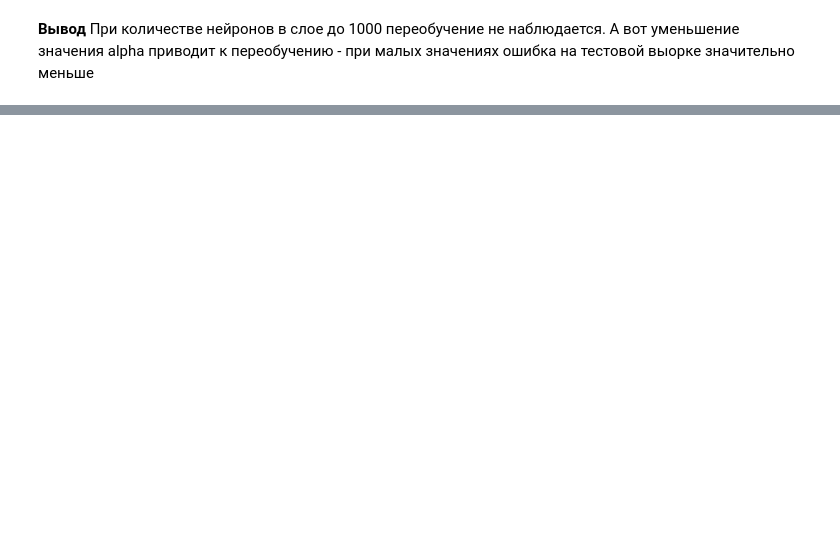
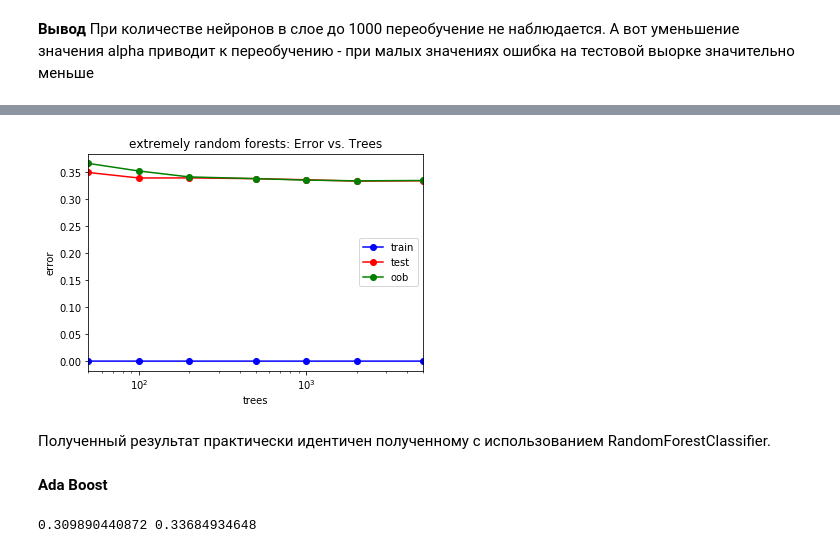
Before and after one commit to ekursakov/ml_homework, a Jupyter notebook: homework_1.ipynb, the cells around one changed output, grey strips where cells are left out. Cells and saved outputs as stored; diff of their text form; code cells hidden in the pictures; blank space fills up the shorter version.

```diff
--- a/homework_1.ipynb
+++ b/homework_1.ipynb
@@ -627,0 +685,18 @@ ValueError: x and y must have same first dimension, but have shapes (7,) and (21
+# %%
+tree_counts = (50, 100, 200, 500, 1000, 2000, 5000)
+test_err = []
+train_err = []
+oob_error = []
+
+for count in tree_counts:
+    cls = ensemble.ExtraTreesClassifier(n_estimators = count,
+                                        oob_score = True,
+                                        bootstrap = True)
+    cls.fit(X_train, y_train)
+
+    y_train_pred = cls.predict(X_train)
+    y_test_pred = cls.predict(X_test)
+    train_err.append(np.mean(y_train != y_train_pred))
+    test_err.append(np.mean(y_test != y_test_pred))
+    oob_error.append(1 - cls.oob_score_)
+    print(count)
@@ -627,0 +711,25 @@ ValueError: x and y must have same first dimension, but have shapes (7,) and (21
+# %%
+plt.semilogx(tree_counts, train_err, 'b-o', label = 'train')
+plt.semilogx(tree_counts, test_err, 'r-o', label = 'test')
+plt.semilogx(tree_counts, oob_error, 'g-o', label = 'oob')
+plt.xlim([np.min(tree_counts), np.max(tree_counts)])
+plt.title('extremely random forests: Error vs. Trees')
+plt.xlabel('trees')
+plt.ylabel('error')
+plt.legend()
+pass
+# %% [output]
+[figure, added]
+# %% [markdown]
+Полученный результат практически идентичен полученному с использованием RandomForestClassifier.
+# %% [markdown]
+**Ada Boost**
+# %%
+cls = ensemble.AdaBoostClassifier(n_estimators = 500)
+cls.fit(X_train, y_train)
+
+err_train = np.mean(y_train != cls.predict(X_train))
+err_test = np.mean(y_test != cls.predict(X_test))
+print(err_train, err_test)
+# %% [output]
+0.309890440872 0.33684934648
```
Also changed, not shown: parts of 19 cells of this notebook.
